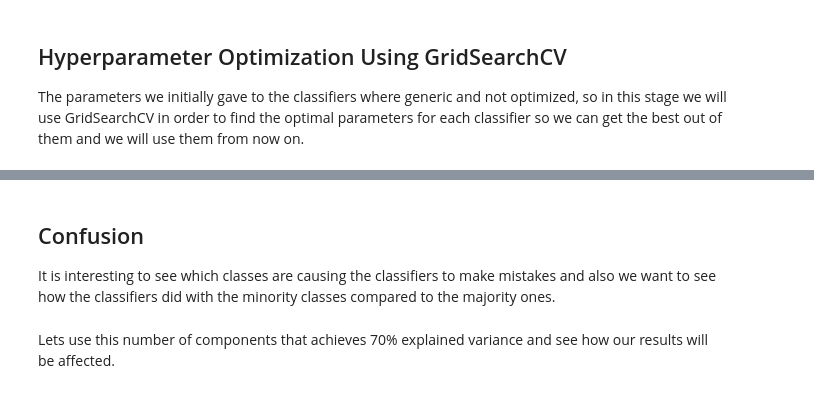
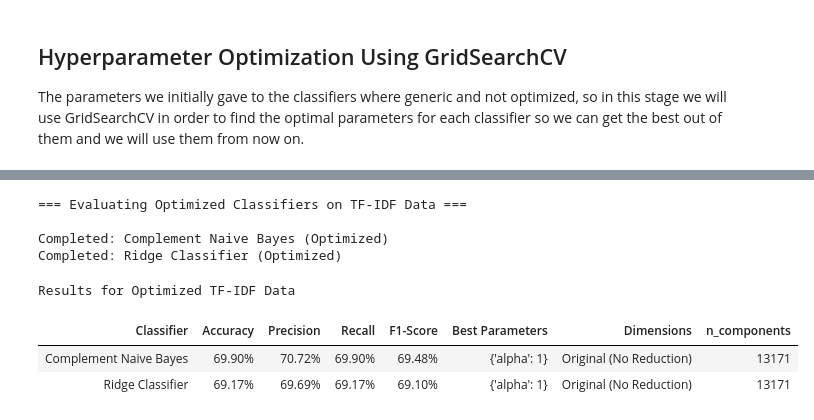
Before and after one commit to benami171/ML_FinalProject, a Jupyter notebook: project.ipynb, the cells around one changed output, grey strips where cells are left out. Drawn from its saved outputs; the diff is of its cells as text; code cells hidden in the pictures.

```diff
--- a/project.ipynb
+++ b/project.ipynb
@@ -534,7 +694,7 @@ classifiers_to_opt = [
       'weights': ['uniform', 'distance'],
       'metric': ['euclidean', 'manhattan', 'cosine']}),
 
-    ('Naive Bayes',
+    ('Complement Naive Bayes',
     #  MultinomialNB(),
      ComplementNB(),
     {'alpha': [0.1, 1, 10]}),
@@ -558,32 +726,37 @@ for name, clf, param_grid in classifiers_to_opt:
 # %%
 # Evaluate each optimized (best) classifier on the test set using your evaluation functions
 optimized_results = []
 optimized_confusion_figures = []
 print("\n=== Evaluating Optimized Classifiers on TF-IDF Data ===\n")
 for clf_name, grid in grid_search_results.items():
     best_model = grid.best_estimator_ # This model has the optimal parameters
     result = get_classifier_metrics(best_model, X_train_tfidf, X_test_tfidf, y_train, y_test, clf_name, to_fit=False)
     result['Best Parameters'] = grid.best_params_
-    result['Dimensions'] = 'Original (No Reduction)'
     result['n_components'] = X_train_tfidf.shape[1]
     optimized_results.append(result)
     print(f"Completed: {clf_name} (Optimized)")
-    # fig = plot_confusion_matrix(y_test, result['y_pred'], clf_name, "TF-IDF (Optimized)")
-    # optimized_confusion_figures.append(fig)
 
-# Create and display a formatted results table for the optimized classifiers
+
 results_df_optimized = pd.DataFrame(optimized_results)
+results_df_optimized.drop(columns=['Training Time (s)'], inplace=True)
+
 styled_df_optimized = format_results_table(results_df_optimized, groupby='n_components').style \
     .set_caption("Results for Optimized TF-IDF Data") \
     .format({
         'Accuracy': '{:.2f}%',
         'Precision': '{:.2f}%',
         'Recall': '{:.2f}%',
         'F1-Score': '{:.2f}%'
     })
 
 styled_df_optimized.hide()
 display(styled_df_optimized.hide())
+# %% [output]
+=== Evaluating Optimized Classifiers on TF-IDF Data ===
+
+Completed: Complement Naive Bayes (Optimized)
+Completed: Ridge Classifier (Optimized)
+Results for Optimized TF-IDF Data
+| Classifier | Accuracy | Precision | Recall | F1-Score | Best Parameters | Dimensions | n_components |
+| Complement Naive Bayes | 69.90% | 70.72% | 69.90% | 69.48% | {'alpha': 1} | Original (No Reduction) | 13171 |
+| Ridge Classifier | 69.17% | 69.69% | 69.17% | 69.10% | {'alpha': 1} | Original (No Reduction) | 13171 |
-# %% [markdown]
-## Confusion
-It is interesting to see which classes are causing the classifiers to make mistakes and also we want to see how the classifiers did with the minority classes compared to the majority ones.
@@ -593,2 +762,0 @@ It is interesting to see which classes are causing the classifiers to make mista
-# %% [markdown]
-Lets use this number of components that achieves 70% explained variance and see how our results will be affected.
```
Also changed, not shown: parts of 40 cells of this notebook.
